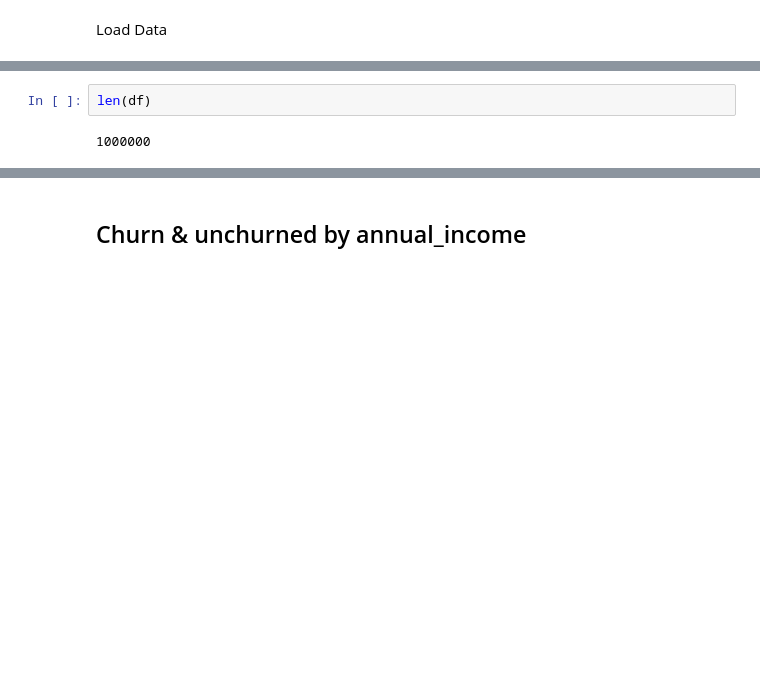
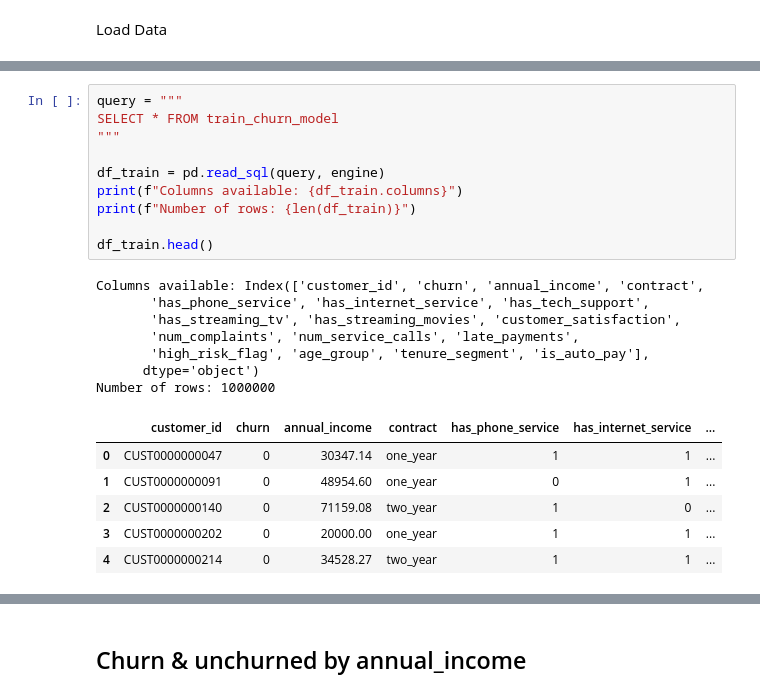
Before and after one commit to WXUXIN/BT4301-Project-Group-10, a Jupyter notebook: dataops/churn_eda.ipynb, the cells around one changed output, grey strips where cells are left out. Drawn from its saved outputs; the diff is of its cells as text; blank space fills up the shorter version.

```diff
--- a/dataops/churn_eda.ipynb
+++ b/dataops/churn_eda.ipynb
@@ -79,4 +64,24 @@ Columns available: Index(['customer_id', 'churn', 'monthlycharges', 'totalcharge
-# %%
-len(df)
-# %% [output]
-1000000
+# %%
+query = """
+SELECT * FROM train_churn_model
+"""
+
+df_train = pd.read_sql(query, engine)
+print(f"Columns available: {df_train.columns}")
+print(f"Number of rows: {len(df_train)}")
+
+df_train.head()
+# %% [output]
+Columns available: Index(['customer_id', 'churn', 'annual_income', 'contract',
+       'has_phone_service', 'has_internet_service', 'has_tech_support',
+       'has_streaming_tv', 'has_streaming_movies', 'customer_satisfaction',
+       'num_complaints', 'num_service_calls', 'late_payments',
+       'high_risk_flag', 'age_group', 'tenure_segment', 'is_auto_pay'],
+      dtype='object')
+Number of rows: 1000000
+|  | customer_id | churn | annual_income | contract | has_phone_service | has_internet_service | ... |
+| 0 | CUST0000000047 | 0 | 30347.14 | one_year | 1 | 1 | ... |
+| 1 | CUST0000000091 | 0 | 48954.60 | one_year | 0 | 1 | ... |
+| 2 | CUST0000000140 | 0 | 71159.08 | two_year | 1 | 0 | ... |
+| 3 | CUST0000000202 | 0 | 20000.00 | one_year | 1 | 1 | ... |
+| 4 | CUST0000000214 | 0 | 34528.27 | two_year | 1 | 1 | ... |
```
Also changed, not shown: parts of 24 cells of this notebook, 4 other files.
